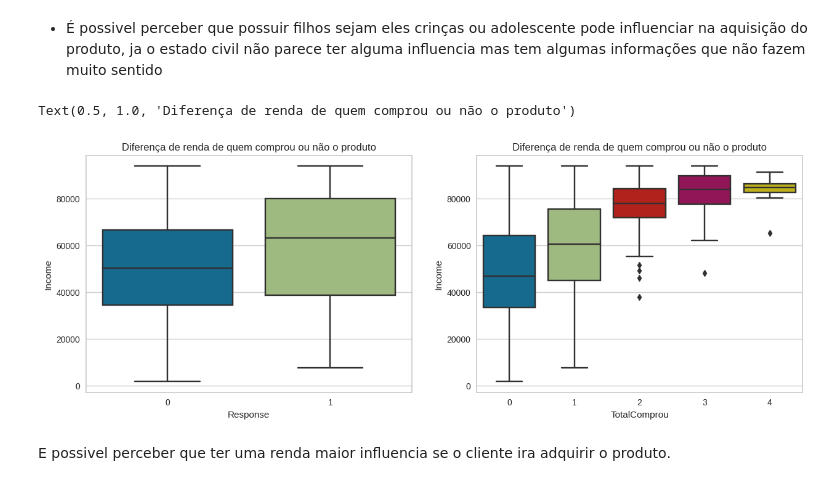
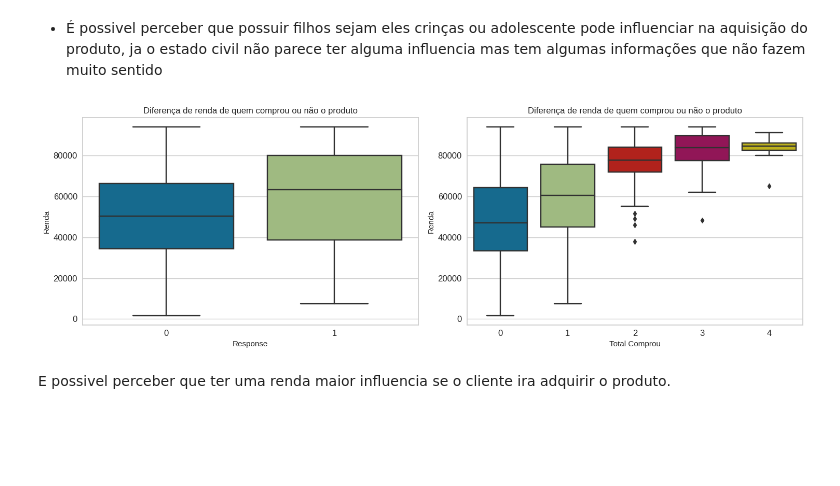
Before and after one commit to DionesGouvea/propensao_compra, a Jupyter notebook: Propensão_Marketing.ipynb, the cells around one changed output. Drawn from its saved outputs; the diff is of its cells as text; code cells hidden in the pictures; blank space fills up the shorter version.

```diff
--- a/Propensão_Marketing.ipynb
+++ b/Propensão_Marketing.ipynb
@@ -456,18 +472,29 @@ Text(0, 0.5, 'N de Clientes que adquiriu o produto')
 # %% [markdown]
 - É possivel perceber que possuir filhos sejam eles crinças ou adolescente pode influenciar na aquisição do produto, ja o estado civil não parece ter alguma influencia mas tem algumas informações que não fazem muito sentido
 # %%
-#verificando se existe diferença em quem adquiriu o produto e quem não adquiriu pelo valor da renda.
-plt.figure(figsize=(15,5))
-plt.subplot(1,2,1)
+#plotando a diferença de renda pela quantidade de produtos comprados em campanhas de marketing
+plt.figure(figsize=(15, 5))
+
+plt.subplot(1, 2, 1)
 sns.boxplot(x="Response", y="Income", data=df_train)
 plt.title('Diferença de renda de quem comprou ou não o produto')
+plt.xlabel('Response')
+plt.ylabel('Renda')
+plt.xticks(fontsize=12)
+plt.yticks(fontsize=12)
 
-plt.subplot(1,2,2)
+plt.subplot(1, 2, 2)
 sns.boxplot(x="TotalComprou", y="Income", data=df_train)
 plt.title('Diferença de renda de quem comprou ou não o produto')
+plt.xlabel('Total Comprou')
+plt.ylabel('Renda')
+plt.xticks(fontsize=12)
+plt.yticks(fontsize=12)
+
+plt.tight_layout()
+plt.show()
 # %% [output]
-Text(0.5, 1.0, 'Diferença de renda de quem comprou ou não o produto')
-[figure, old version]
+[figure, new version]
 # %% [markdown]
 E possivel perceber que ter uma renda maior influencia se o cliente ira adquirir o produto.
 # %%
```
Also changed, not shown: parts of 47 cells of this notebook.
